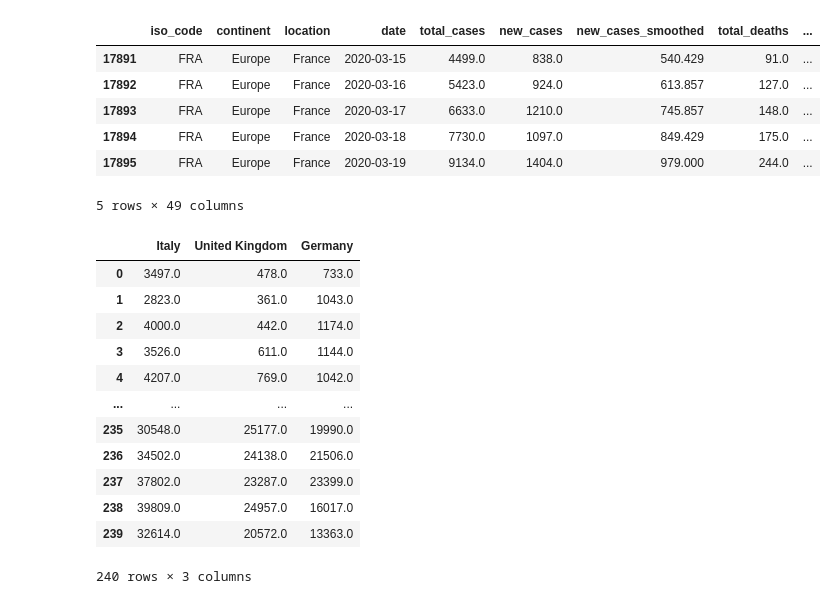
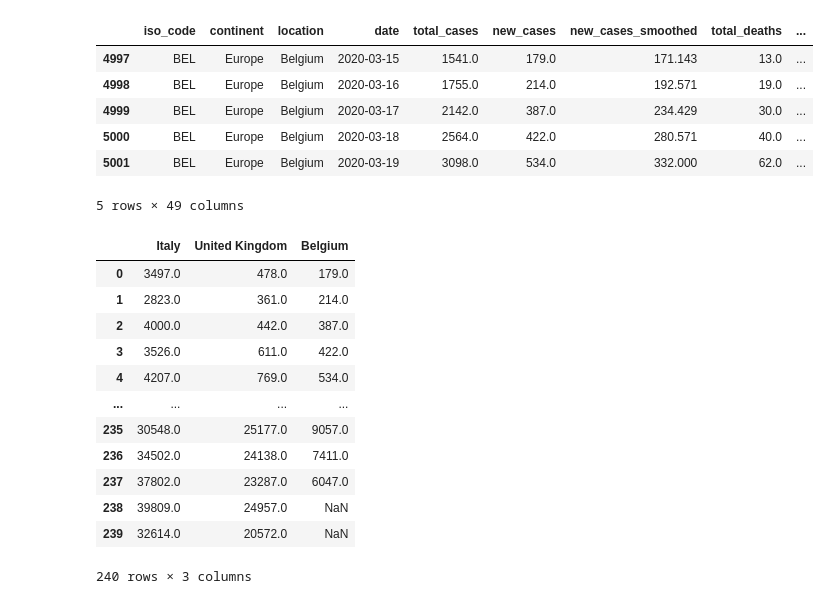
Before and after one commit to Jack-Lewittes/DS01, a Jupyter notebook: Q5.ipynb, the cells around one changed output. Cells and saved outputs as stored; diff of their text form; code cells hidden in the pictures.

```diff
--- a/Q5.ipynb
+++ b/Q5.ipynb
@@ -8,18 +8,18 @@ import seaborn as sns
 df = pd.read_csv('data.csv')
 # %%
 df = df[(df['iso_code']=='FRA') | (df['iso_code']=='GBR') | (df['iso_code']=='ITA')|
-        (df['iso_code']=='CHE') | (df['iso_code']=='DEU') | (df['iso_code']=='PRT') ]
+        (df['iso_code']=='CHE') | (df['iso_code']=='DEU') | (df['iso_code']=='PRT') | (df['iso_code']=='BEL')]
 # %%
 df = df[(df['date'] >= '2020-03-15') & (df['date'] <= '2020-11-09')]
 # %%
 df.head()
 # %% [output]
 |  | iso_code | continent | location | date | total_cases | new_cases | new_cases_smoothed | total_deaths | ... |
-| 17891 | FRA | Europe | France | 2020-03-15 | 4499.0 | 838.0 | 540.429 | 91.0 | ... |
-| 17892 | FRA | Europe | France | 2020-03-16 | 5423.0 | 924.0 | 613.857 | 127.0 | ... |
-| 17893 | FRA | Europe | France | 2020-03-17 | 6633.0 | 1210.0 | 745.857 | 148.0 | ... |
-| 17894 | FRA | Europe | France | 2020-03-18 | 7730.0 | 1097.0 | 849.429 | 175.0 | ... |
-| 17895 | FRA | Europe | France | 2020-03-19 | 9134.0 | 1404.0 | 979.000 | 244.0 | ... |
+| 4997 | BEL | Europe | Belgium | 2020-03-15 | 1541.0 | 179.0 | 171.143 | 13.0 | ... |
+| 4998 | BEL | Europe | Belgium | 2020-03-16 | 1755.0 | 214.0 | 192.571 | 19.0 | ... |
+| 4999 | BEL | Europe | Belgium | 2020-03-17 | 2142.0 | 387.0 | 234.429 | 30.0 | ... |
+| 5000 | BEL | Europe | Belgium | 2020-03-18 | 2564.0 | 422.0 | 280.571 | 40.0 | ... |
+| 5001 | BEL | Europe | Belgium | 2020-03-19 | 3098.0 | 534.0 | 332.000 | 62.0 | ... |
 5 rows × 49 columns
 # %%
 dfSub = df[['location', 'date','new_cases','population', 'population_density']]
@@ -35,26 +33,27 @@ ita = A[A['location']=='Italy'].reset_index().drop('index',axis=1)
 port = A[A['location']=='Portugal'].reset_index().drop('index',axis=1)
 swi = A[A['location']=='Switzerland'].reset_index().drop('index',axis=1)
 unk = A[A['location']=='United Kingdom'].reset_index().drop('index',axis=1)
+bel  = A[A['location']=='Belgium'].reset_index().drop('index',axis=1)
 # %%
-N = pd.DataFrame(columns=['Italy','United Kingdom'],index = range(0,240))
+N = pd.DataFrame(columns=['Italy'],index = range(0,240))
 N['United Kingdom'] = unk['new_cases']
 N['Italy']= ita['new_cases']
 #N['Portugal'] = port['new_cases']
 #N['Switzerland'] = swi['new_cases']
-N['Germany'] = germ['new_cases']
-
+#N['Germany'] = germ['new_cases']
+N['Belgium']= bel['new_cases']
 N
 # %% [output]
-|  | Italy | United Kingdom | Germany |
-| 0 | 3497.0 | 478.0 | 733.0 |
-| 1 | 2823.0 | 361.0 | 1043.0 |
-| 2 | 4000.0 | 442.0 | 1174.0 |
-| 3 | 3526.0 | 611.0 | 1144.0 |
-| 4 | 4207.0 | 769.0 | 1042.0 |
+|  | Italy | United Kingdom | Belgium |
+| 0 | 3497.0 | 478.0 | 179.0 |
+| 1 | 2823.0 | 361.0 | 214.0 |
+| 2 | 4000.0 | 442.0 | 387.0 |
+| 3 | 3526.0 | 611.0 | 422.0 |
+| 4 | 4207.0 | 769.0 | 534.0 |
 | ... | ... | ... | ... |
-| 235 | 30548.0 | 25177.0 | 19990.0 |
-| 236 | 34502.0 | 24138.0 | 21506.0 |
-| 237 | 37802.0 | 23287.0 | 23399.0 |
-| 238 | 39809.0 | 24957.0 | 16017.0 |
-| 239 | 32614.0 | 20572.0 | 13363.0 |
+| 235 | 30548.0 | 25177.0 | 9057.0 |
+| 236 | 34502.0 | 24138.0 | 7411.0 |
+| 237 | 37802.0 | 23287.0 | 6047.0 |
+| 238 | 39809.0 | 24957.0 | NaN |
+| 239 | 32614.0 | 20572.0 | NaN |
 240 rows × 3 columns
```
Also changed, not shown: parts of 13 cells of this notebook, 1 other file.
